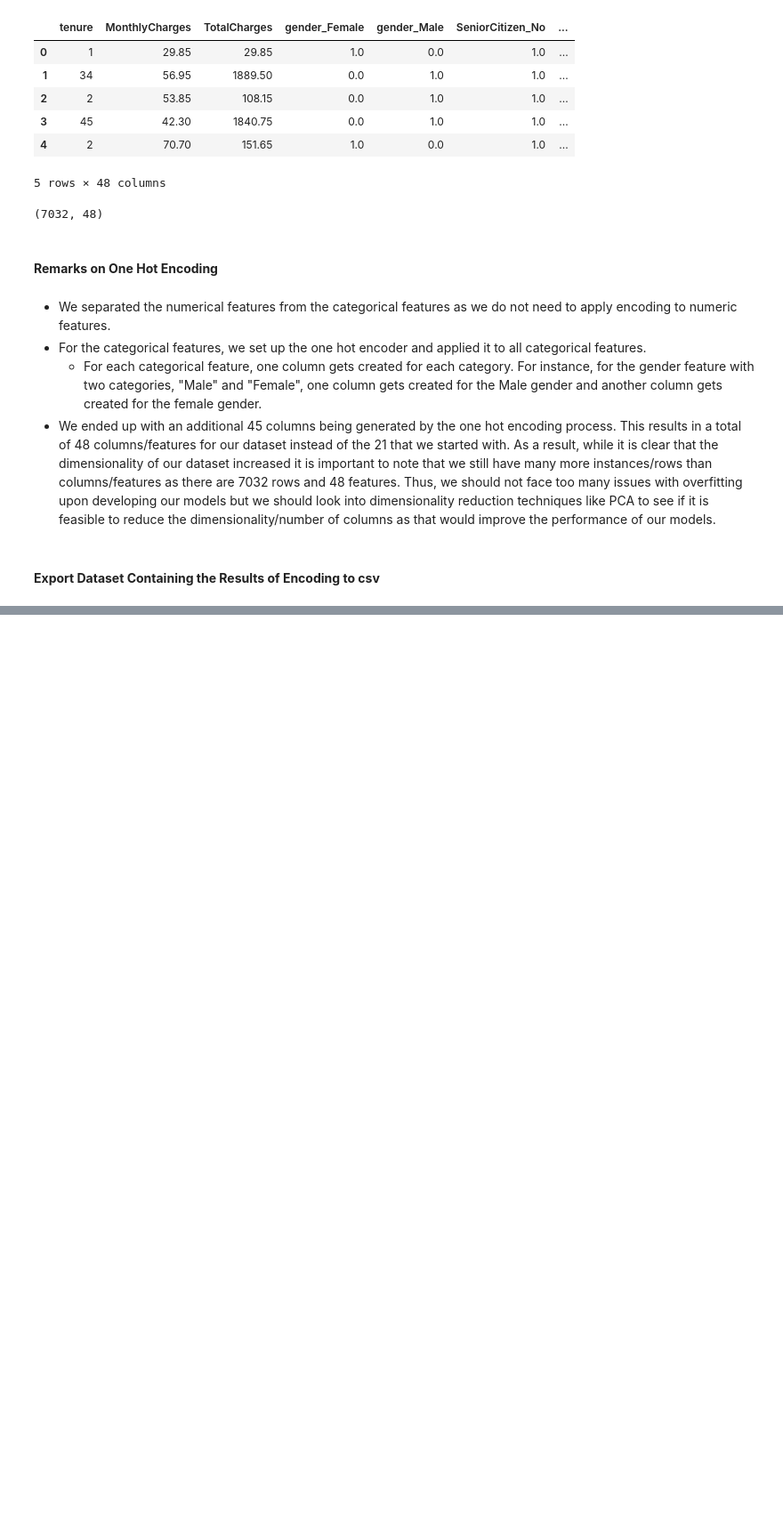
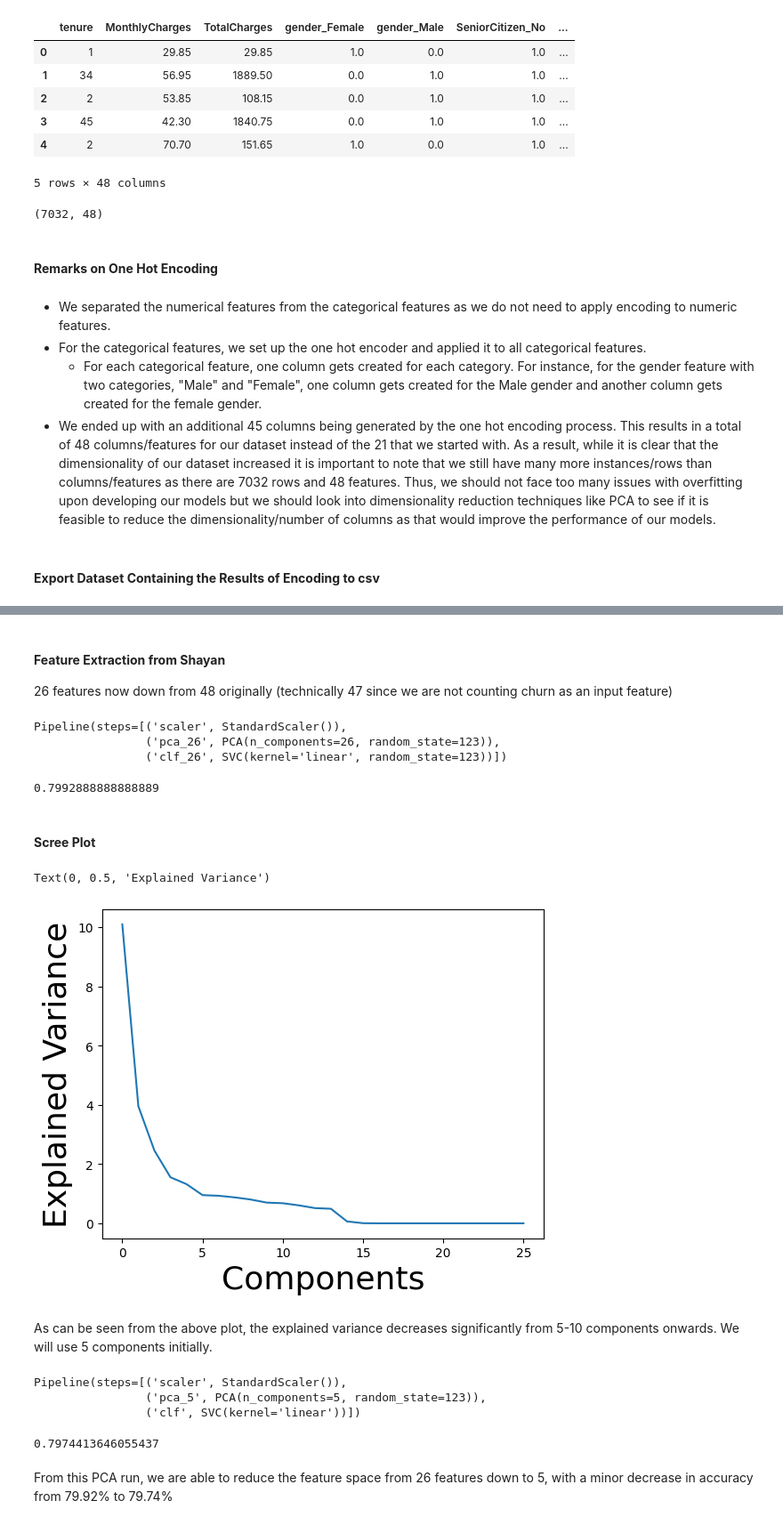
Before and after one commit to Sherwin1600/CS-412-Final-Project, a Jupyter notebook: data_cleaning_preprocessing.ipynb, the cells around one changed output, grey strips where cells are left out. Shown: that part at 89% size. Drawn from its saved outputs; the diff is of its cells as text; code cells hidden in the pictures; blank space fills up the shorter version.

Commit message:
(Sherwin) Adding Shayan's feature extraction method to my dataset which used one hot encoding

```diff
--- a/data_cleaning_preprocessing.ipynb
+++ b/data_cleaning_preprocessing.ipynb
@@ -214,0 +268,55 @@ dtype: object
+# %% [markdown]
+#### **Feature Extraction from Shayan**
+
+26 features now down from 48 originally (technically 47 since we are not counting churn as an input feature)
+# %%
+from sklearn.decomposition import PCA
+
+X_selected_train = X_train[X.columns[pipeline['rfecv'].support_]]
+X_selected_test = X_test[X.columns[pipeline['rfecv'].support_]]
+
+pca_26 = PCA(n_components=26, random_state=123)
+clf_26 = SVC(kernel='linear', random_state=123)
+scaler =  StandardScaler()
+
+pca_13_pipeline = Pipeline([('scaler', scaler), ('pca_26', pca_26), ('clf_26', clf_26)])
+pca_13_pipeline.fit(X_selected_train, np.ravel(y_train))
+# %% [output]
+Pipeline(steps=[('scaler', StandardScaler()),
+                ('pca_26', PCA(n_components=26, random_state=123)),
+                ('clf_26', SVC(kernel='linear', random_state=123))])
+# %%
+pca_13_pipeline.score(X_selected_train, y_train)
+# %% [output]
+0.7992888888888889
+# %% [markdown]
+#### **Scree Plot**
+# %%
+import seaborn as sns
+import matplotlib.pyplot as plt
+
+plt.plot(pca_26.explained_variance_)
+plt.xlabel('Components', size=26)
+plt.ylabel('Explained Variance', size=26)
+# %% [output]
+Text(0, 0.5, 'Explained Variance')
+[figure, added]
+# %% [markdown]
+As can be seen from the above plot, the explained variance decreases significantly from 5-10 components onwards. We will use 5 components initially.
+# %%
+scaler = StandardScaler()
+pca_5 = PCA(n_components=5, random_state=123)
+clf_5 = SVC(kernel='linear')
+
+pca_5_pipeline = Pipeline([('scaler', scaler), ('pca_5', pca_5), ('clf', clf_5)])
+pca_5_pipeline.fit(X_selected_train, np.ravel(y_train))
+# %% [output]
+Pipeline(steps=[('scaler', StandardScaler()),
+                ('pca_5', PCA(n_components=5, random_state=123)),
+                ('clf', SVC(kernel='linear'))])
+# %%
+pca_5_pipeline.score(X_selected_test, y_test)
+# %% [output]
+0.7974413646055437
+# %% [markdown]
+From this PCA run, we are able to reduce the feature space from 26 features down to 5, with a minor decrease in accuracy from 79.92% to 79.74%
```
Also changed, not shown: parts of 3 cells of this notebook.
